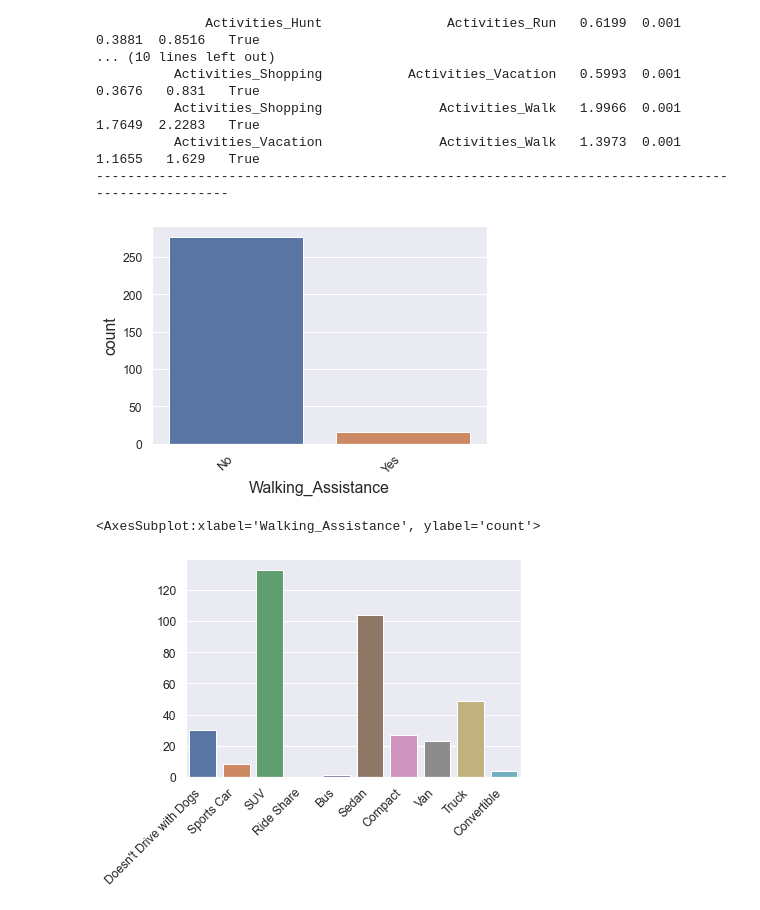
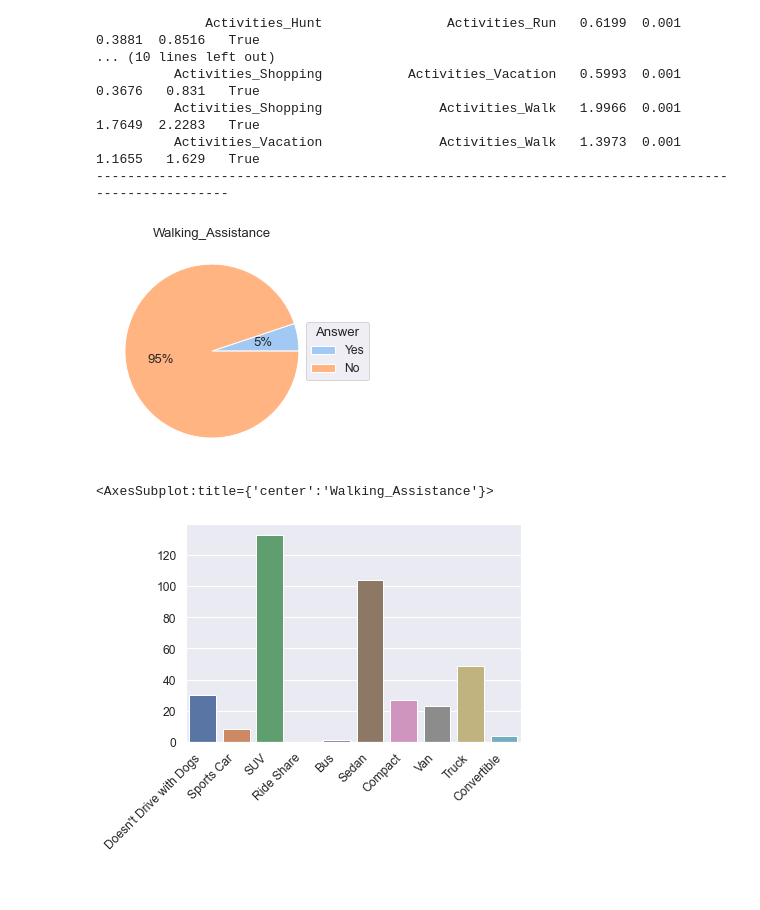
Before and after one commit to markhary/emba912_survey, a Jupyter notebook: ruby.ipynb, the cells around one changed output. Drawn from its saved outputs; the diff is of its cells as text; code cells hidden in the pictures.

```diff
--- a/ruby.ipynb
+++ b/ruby.ipynb
@@ -111,6 +111,7 @@ def create_pie_chart(data, column, save, ax=None, save_filename=None):
     data = [n_yes, n_no]
     ax.pie(data, colors=colors, autopct='%.0f%%');
     ax.legend(title="Answer", loc="center right", labels=labels, bbox_to_anchor=(1, 0, 0.25, 1))
+    ax.set_title(column)
 
     if save:
         save_figure(fig, save_filename)
@@ -580,10 +583,10 @@ Overall model F( 6, 2037) =  172.097, p =  0.0000
           Activities_Vacation               Activities_Walk   1.3973  0.001  1.1655   1.629   True
 --------------------------------------------------------------------------------------------------
 # %%
-create_countplot(survey_data, "Walking_Assistance", True, NO_YES)
+create_pie_chart(survey_data, "Walking_Assistance", True)
 # %% [output]
-[figure, old version]
+[figure, new version]
-<AxesSubplot:xlabel='Walking_Assistance', ylabel='count'>
+<AxesSubplot:title={'center':'Walking_Assistance'}>
 # %%
 VEHICLE_NONE = "Doesn't Drive with Dogs"
 VEHICLE_SPORTS = "Sports Car"
```
Also changed, not shown: parts of 12 cells of this notebook, 24 other files.
